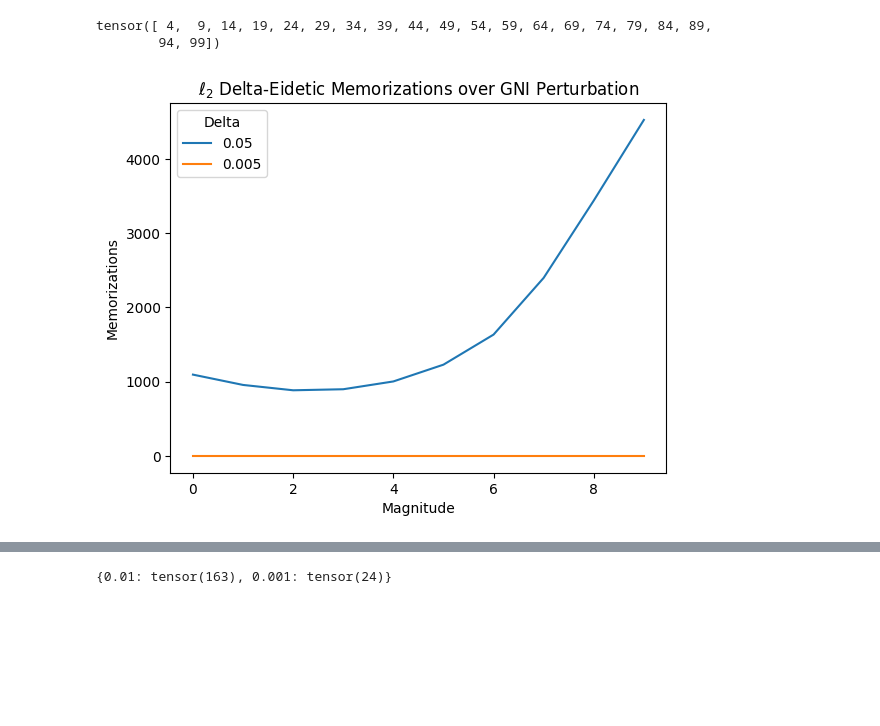
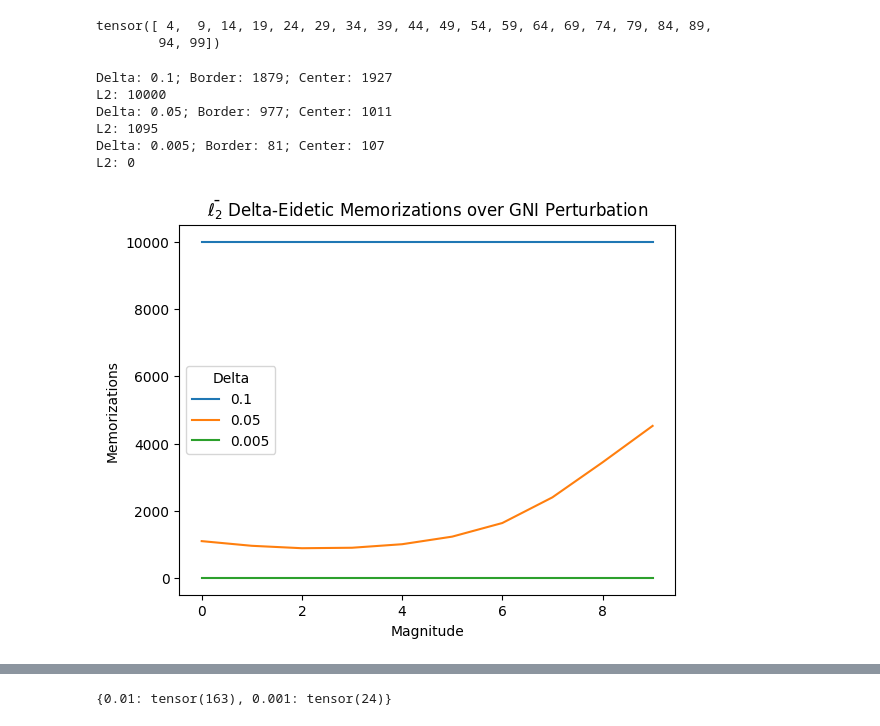
Before and after one commit to NickyDCFP/SolidMark, a Jupyter notebook: analyze_distances.ipynb, the cells around one changed output, grey strips where cells are left out. Drawn from its saved outputs; the diff is of its cells as text; code cells hidden in the pictures; blank space fills up the shorter version.

```diff
--- a/analyze_distances.ipynb
+++ b/analyze_distances.ipynb
@@ -31,17 +32,28 @@ center_files = [
     for i in centers
 ]
 # %%
-deltas = [0.05, 0.005]
+deltas = [0.1, 0.05, 0.005]
 l2_delta_mems = {delta : [torch.sum(l2_files[i] / 30 < delta) for i in range(len(l2_files))] for delta in deltas}
 border_delta_mems = {delta : [torch.sum(border_files[i] < delta) for i in range(len(border_files))] for delta in deltas}
 center_delta_mems = {delta : [torch.sum(center_files[i] < delta) for i in range(len(center_files))] for delta in deltas}
+# %%
+for delta in deltas:
+    print(f"Delta: {delta}; Border: {border_delta_mems[delta][0]}; Center: {center_delta_mems[delta][0]}")
+    print(f"L2: {l2_delta_mems[delta][0]}")
+# %% [output]
+Delta: 0.1; Border: 1879; Center: 1927
+L2: 10000
+Delta: 0.05; Border: 977; Center: 1011
+L2: 1095
+Delta: 0.005; Border: 81; Center: 107
+L2: 0
 # %%
 for i, delta in enumerate(deltas):
     plt.plot(l2s, l2_delta_mems[delta], label=delta)
 plt.legend(title="Delta")
-plt.title("$\ell_2$ Delta-Eidetic Memorizations over GNI Perturbation")
+plt.title("$\\bar{\ell_2}$ Delta-Eidetic Memorizations over GNI Perturbation")
 plt.xlabel("Magnitude")
 plt.ylabel("Memorizations")
 plt.show()
 # %% [output]
-[figure, old version]
+[figure, new version]
```
Also changed, not shown: parts of 27 cells of this notebook, 11 other files.
